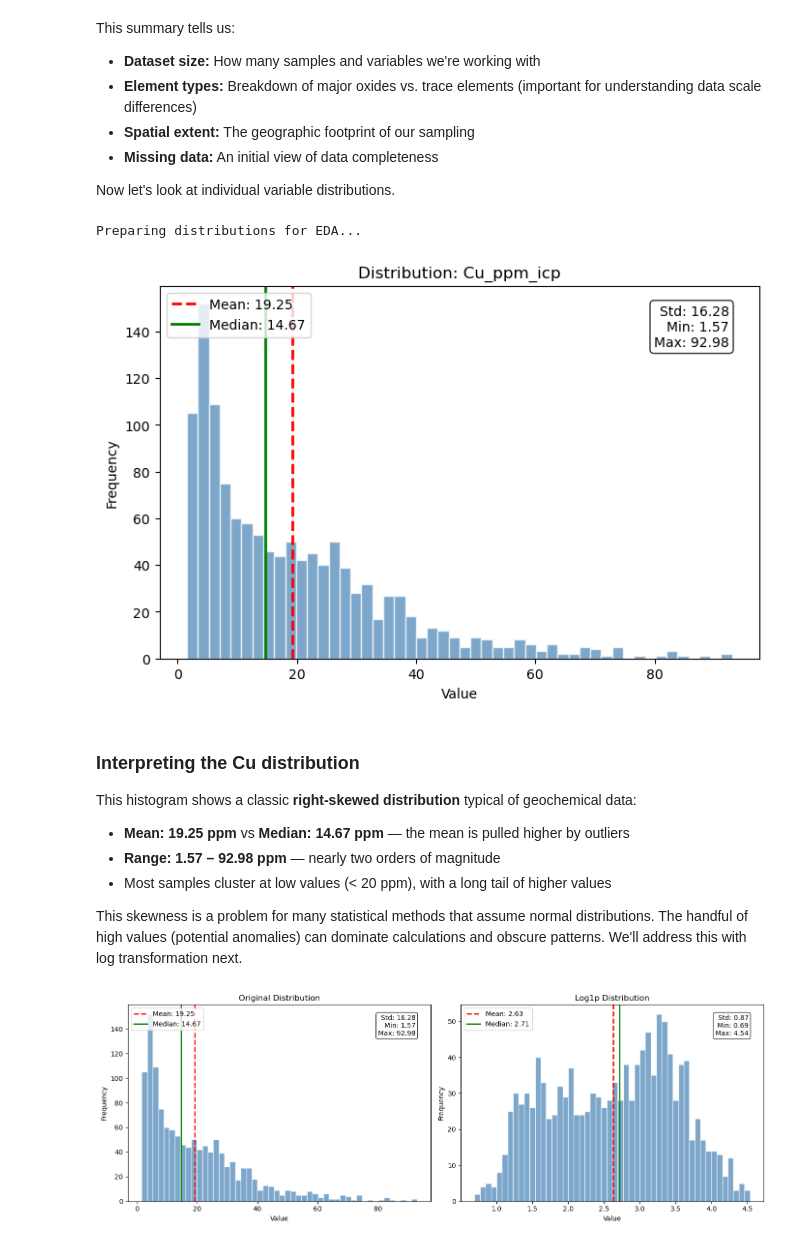
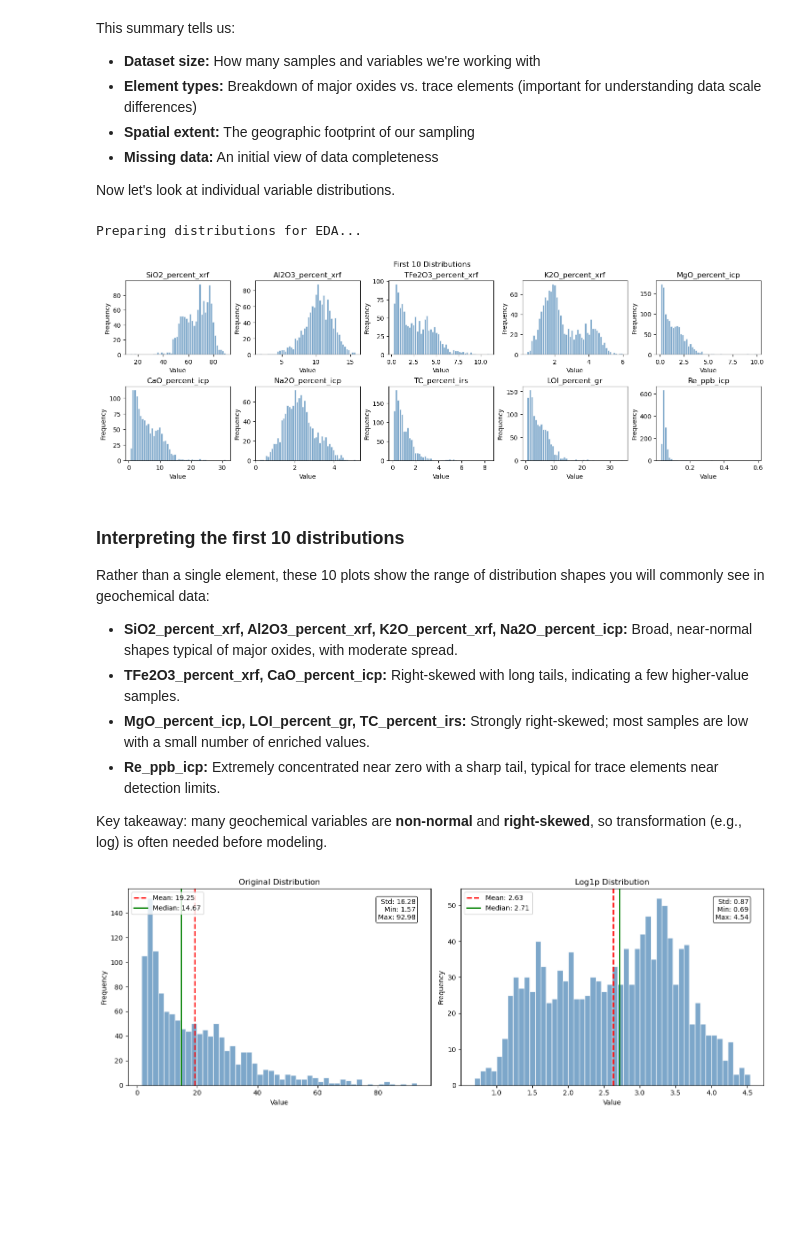
Before and after one commit to MinersAI/SGS_training, a Jupyter notebook: sgs_foundational_concepts_preprocessing.ipynb, the cells around one changed output. Cells and saved outputs as stored; diff of their text form; code cells hidden in the pictures; blank space fills up the shorter version.

Commit message:
minor fixes for md, improving dist plots

```diff
--- a/sgs_foundational_concepts_preprocessing.ipynb
+++ b/sgs_foundational_concepts_preprocessing.ipynb
@@ -146,25 +146,31 @@ This summary tells us:
 - **Missing data:** An initial view of data completeness
 
 Now let's look at individual variable distributions.
-# %%
-print('Preparing distributions for EDA...')
-values = geochem_gdf[value_col].values
-# %% [output]
-Preparing distributions for EDA...
+# %%
+print('Preparing distributions for EDA...')
+values = geochem_gdf[value_col].values
+# %% [output]
+Preparing distributions for EDA...
 # %%
-_ = h.plot_distribution(values, title=f'Distribution: {value_col}')
+_ = h.plot_distribution(geochem_gdf[feature_cols],
+                      title='First 10 Distributions',
+                      show_stats=False,
+                      max_plots=10,
+                      ncols=5)
 h.show_plot()
 # %% [output]
-[figure, old version]
+[figure, new version]
 # %% [markdown]
-### Interpreting the Cu distribution
+### Interpreting the first 10 distributions
 
-This histogram shows a classic **right-skewed distribution** typical of geochemical data:
-- **Mean: 19.25 ppm** vs **Median: 14.67 ppm** — the mean is pulled higher by outliers
-- **Range: 1.57 – 92.98 ppm** — nearly two orders of magnitude
-- Most samples cluster at low values (< 20 ppm), with a long tail of higher values
+Rather than a single element, these 10 plots show the range of distribution shapes you will commonly see in geochemical data:
 
-This skewness is a problem for many statistical methods that assume normal distributions. The handful of high values (potential anomalies) can dominate calculations and obscure patterns. We'll address this with log transformation next.
+- **SiO2_percent_xrf, Al2O3_percent_xrf, K2O_percent_xrf, Na2O_percent_icp:** Broad, near-normal shapes typical of major oxides, with moderate spread.
+- **TFe2O3_percent_xrf, CaO_percent_icp:** Right-skewed with long tails, indicating a few higher-value samples.
+- **MgO_percent_icp, LOI_percent_gr, TC_percent_irs:** Strongly right-skewed; most samples are low with a small number of enriched values.
+- **Re_ppb_icp:** Extremely concentrated near zero with a sharp tail, typical for trace elements near detection limits.
+
+Key takeaway: many geochemical variables are **non-normal** and **right-skewed**, so transformation (e.g., log) is often needed before modeling.
 # %%
 log_values = h.log_transform(values)
 _ = h.plot_transformation_comparison(values, log_values, transform_name='Log1p')
```
Also changed, not shown: parts of 30 cells of this notebook, 1 other file.
